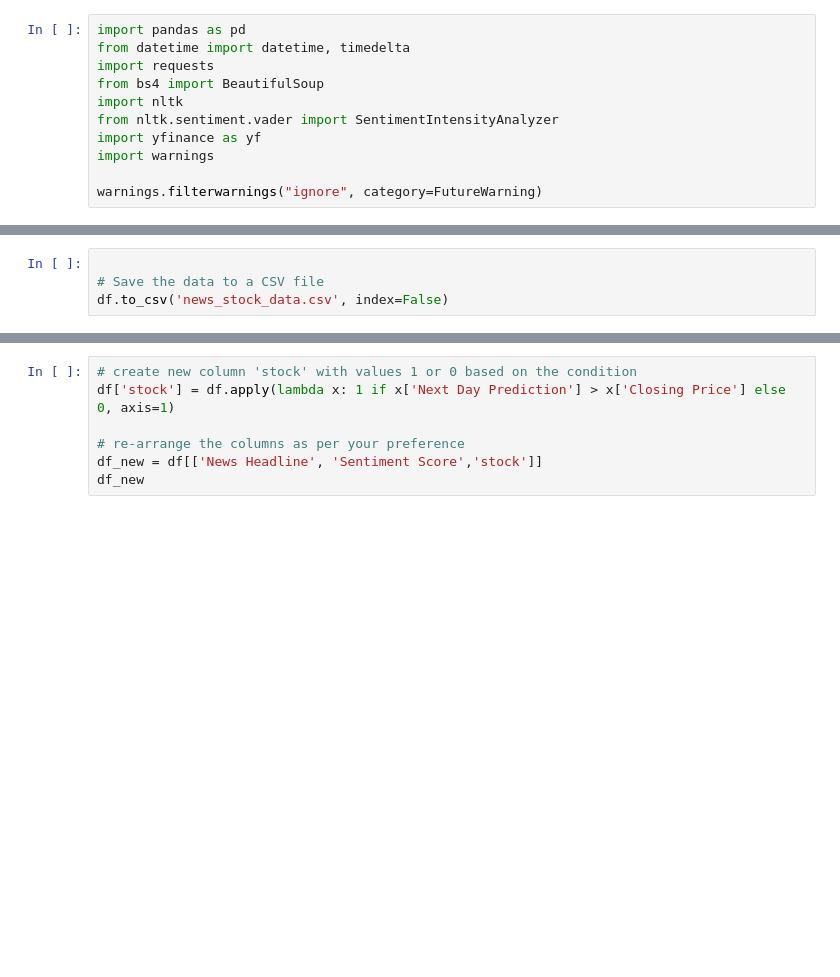
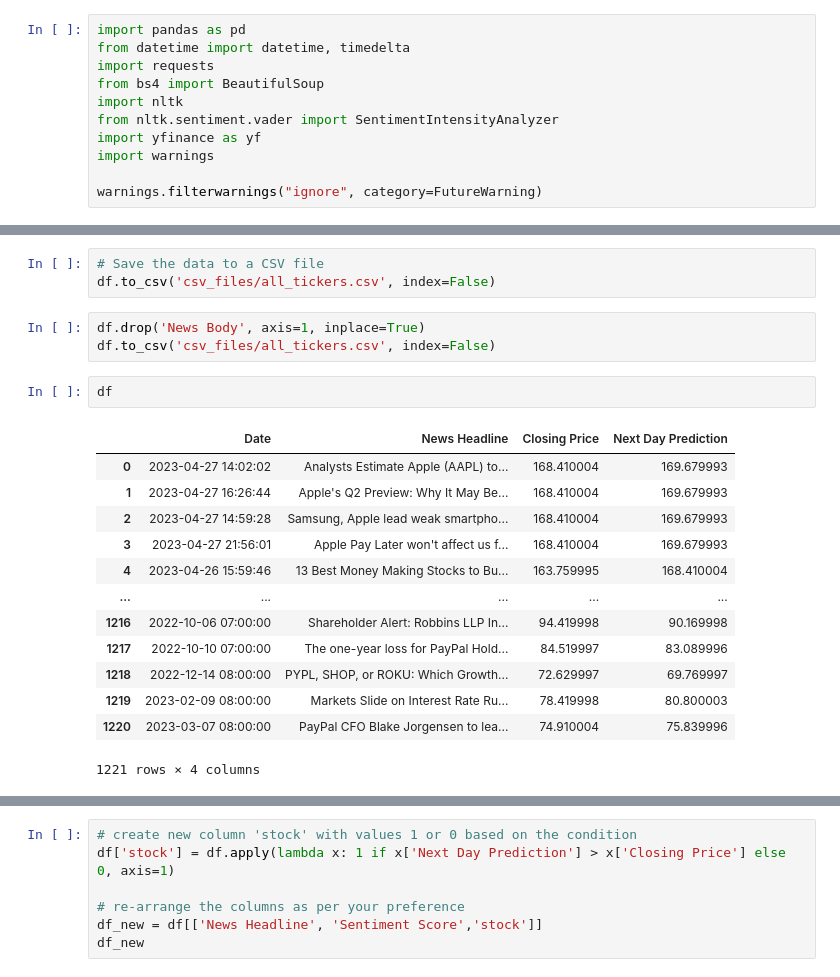
Before and after one commit to lokeshsharma123456/SMAI_project_stock_prediction, a Jupyter notebook: test_scrap.ipynb, the cells around one changed output, grey strips where cells are left out. Saved outputs shown, nothing was run; the diff lists cells and outputs as text; blank space fills up the shorter version.

```diff
--- a/test_scrap.ipynb
+++ b/test_scrap.ipynb
@@ -57,4 +86,22 @@ for news_item in news_items:
 # %%
-
 # Save the data to a CSV file
-df.to_csv('news_stock_data.csv', index=False)
+df.to_csv('csv_files/all_tickers.csv', index=False)
+# %%
+df.drop('News Body', axis=1, inplace=True)
+df.to_csv('csv_files/all_tickers.csv', index=False)
+# %%
+df
+# %% [output]
+|  | Date | News Headline | Closing Price | Next Day Prediction |
+| 0 | 2023-04-27 14:02:02 | Analysts Estimate Apple (AAPL) to... | 168.410004 | 169.679993 |
+| 1 | 2023-04-27 16:26:44 | Apple's Q2 Preview: Why It May Be... | 168.410004 | 169.679993 |
+| 2 | 2023-04-27 14:59:28 | Samsung, Apple lead weak smartpho... | 168.410004 | 169.679993 |
+| 3 | 2023-04-27 21:56:01 | Apple Pay Later won't affect us f... | 168.410004 | 169.679993 |
+| 4 | 2023-04-26 15:59:46 | 13 Best Money Making Stocks to Bu... | 163.759995 | 168.410004 |
+| ... | ... | ... | ... | ... |
+| 1216 | 2022-10-06 07:00:00 | Shareholder Alert: Robbins LLP In... | 94.419998 | 90.169998 |
+| 1217 | 2022-10-10 07:00:00 | The one-year loss for PayPal Hold... | 84.519997 | 83.089996 |
+| 1218 | 2022-12-14 08:00:00 | PYPL, SHOP, or ROKU: Which Growth... | 72.629997 | 69.769997 |
+| 1219 | 2023-02-09 08:00:00 | Markets Slide on Interest Rate Ru... | 78.419998 | 80.800003 |
+| 1220 | 2023-03-07 08:00:00 | PayPal CFO Blake Jorgensen to lea... | 74.910004 | 75.839996 |
+1221 rows × 4 columns
```
Also changed, not shown: parts of 28 cells of this notebook, 22 other files.
